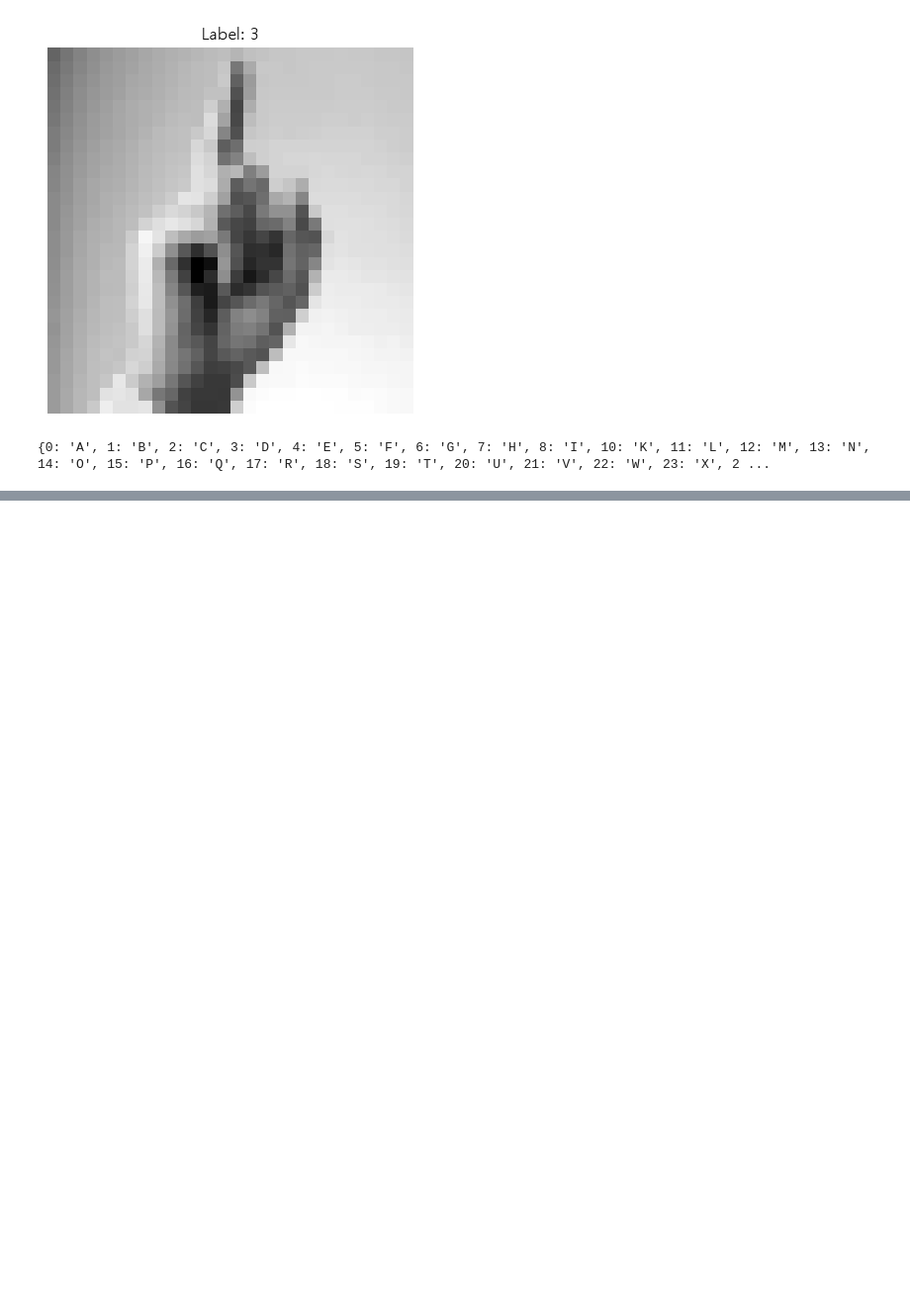
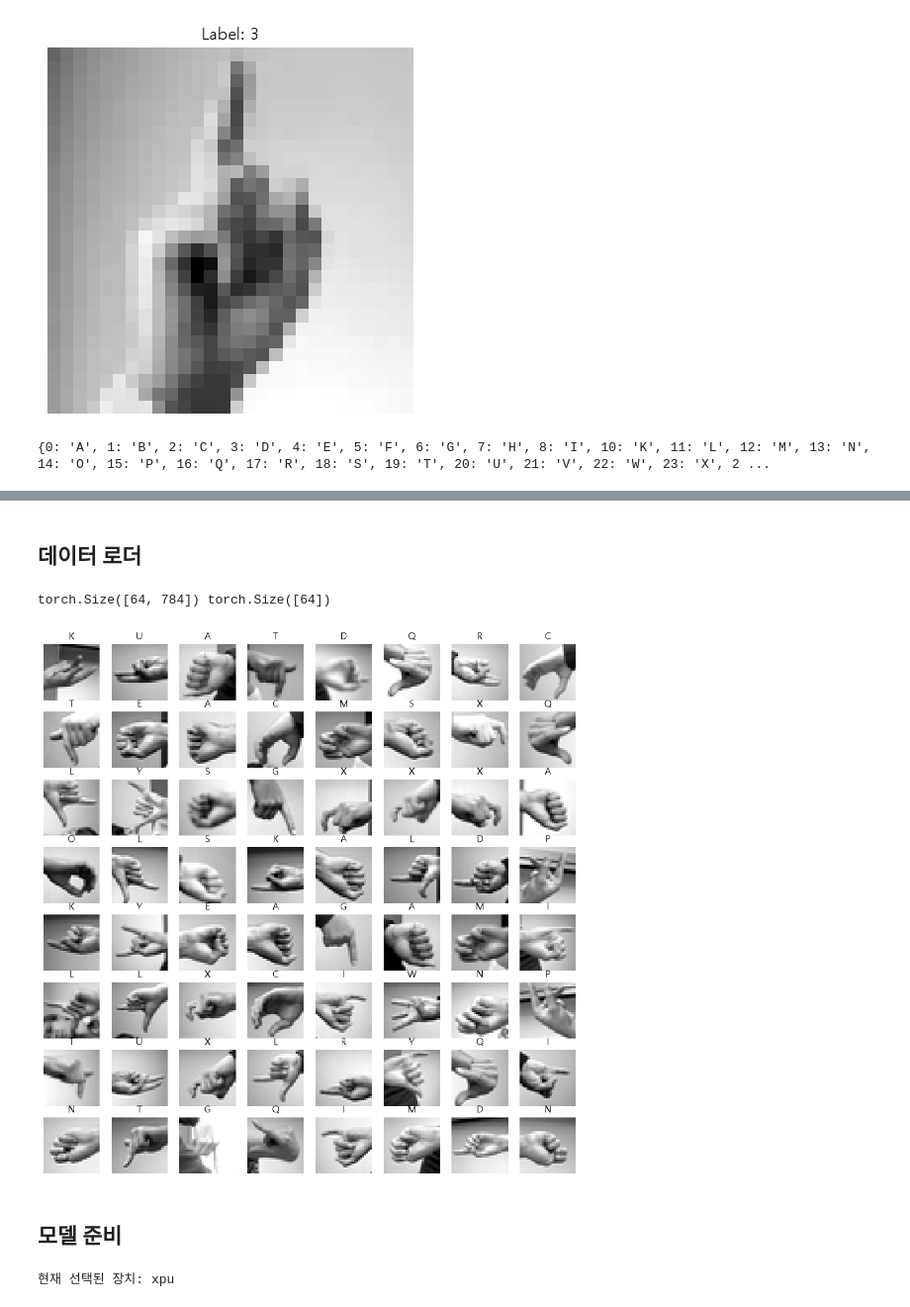
Before and after one commit to Bucheo/machine_learning, a Jupyter notebook: 13.데이터 증강 실습(수어데이터셋).ipynb, the cells around one changed output, grey strips where cells are left out. Shown at 99% size. Cells and saved outputs as stored; diff of their text form; code cells hidden in the pictures; blank space fills up the shorter version.

```diff
--- a/13.데이터 증강 실습(수어데이터셋).ipynb
+++ b/13.데이터 증강 실습(수어데이터셋).ipynb
@@ -102,0 +144,59 @@ print(classes_dict)
+# %%
+class AugmenteDataset(Dataset):
+    def __init__(self, dataset, transform=None):
+        self.dataset = dataset
+        self.transform = transform
+
+    def __len__(self):
+        return len(self.dataset)
+
+    # 오버라이딩
+    def __getitem__(self, idx):
+        x, y = self.dataset[idx]
+
+        if self.transform:
+            x = x.view(28, 28).unsqueeze(0)
+            x = self.transform(x)
+            x = x.flatten()
+
+        return x, y
+# %%
+train_aug_dataset = AugmenteDataset(train_dataset, train_transform)
+# %% [markdown]
+## 데이터 로더
+# %%
+train_loader = DataLoader(train_aug_dataset, batch_size=64, shuffle=True)
+test_loader = DataLoader(test_dataset, batch_size=64, shuffle=False)
+# %%
+imgs, labels = next(iter(train_loader))
+
+print(imgs.shape, labels.shape)
+# %% [output]
+torch.Size([64, 784]) torch.Size([64])
+# %%
+plt.figure(figsize=(12, 12))
+for i in range(len(imgs)):
+    plt.subplot(8, 8, i+1)
+    img = imgs[i].view(28, 28).numpy()
+
+    plt.imshow(img, cmap="gray")
+    plt.title(classes_dict[labels[i].item()])
+    plt.axis("off")
+plt.show()
+# %% [output]
+[figure, added]
+# %% [markdown]
+## 모델 준비
+# %%
+if torch.cuda.is_available():
+    device = torch.device("cuda")
+elif torch.backends.mps.is_available():
+    device = torch.device("mps")
+elif torch.xpu.is_available():
+    device = torch.device("xpu")
+else:
+    device = torch.device("cpu")
+
+print(f"현재 선택된 장치: {device}")
+# %% [output]
+현재 선택된 장치: xpu
```
Also changed, not shown: parts of 14 cells of this notebook, 4 other files.
